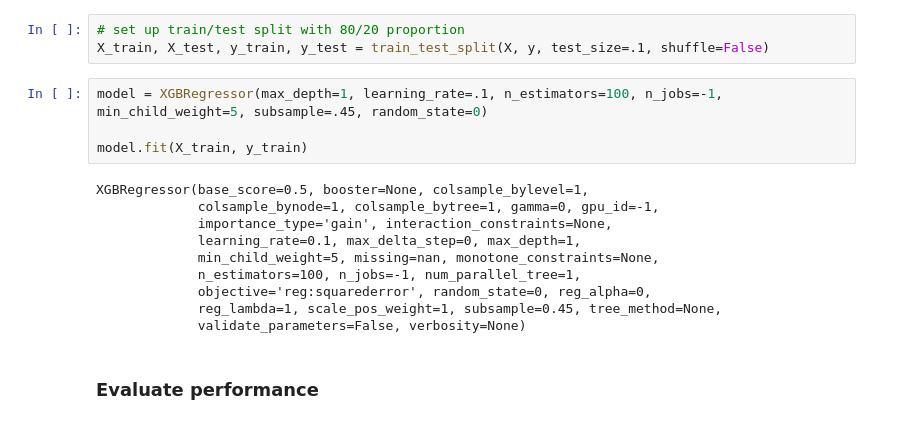
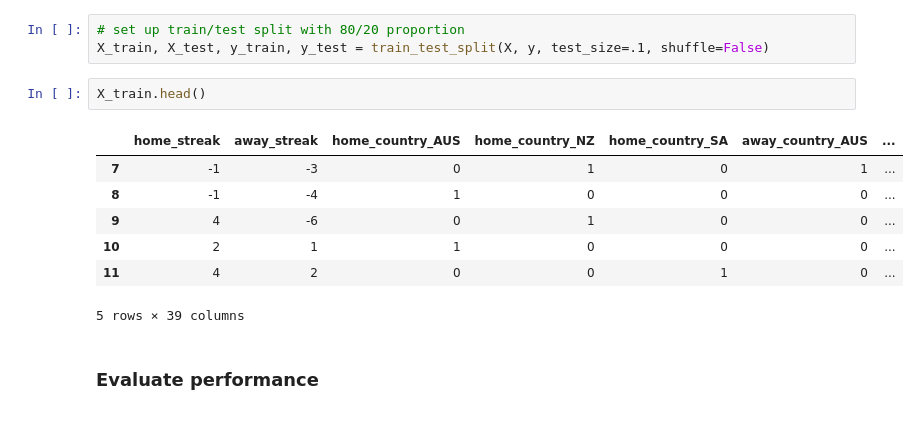
Before and after one commit to kieranbd/superrugby-predictor, a Jupyter notebook: 1_predictor.ipynb, the cells around one changed output. Saved outputs shown, nothing was run; the diff lists cells and outputs as text.

```diff
--- a/1_predictor.ipynb
+++ b/1_predictor.ipynb
@@ -191,19 +190,15 @@ X.shape
 # %%
 # set up train/test split with 80/20 proportion
 X_train, X_test, y_train, y_test = train_test_split(X, y, test_size=.1, shuffle=False)
-# %%
-model = XGBRegressor(max_depth=1, learning_rate=.1, n_estimators=100, n_jobs=-1, min_child_weight=5, subsample=.45, random_state=0)
-
-model.fit(X_train, y_train)
-# %% [output]
-XGBRegressor(base_score=0.5, booster=None, colsample_bylevel=1,
-             colsample_bynode=1, colsample_bytree=1, gamma=0, gpu_id=-1,
-             importance_type='gain', interaction_constraints=None,
-             learning_rate=0.1, max_delta_step=0, max_depth=1,
-             min_child_weight=5, missing=nan, monotone_constraints=None,
-             n_estimators=100, n_jobs=-1, num_parallel_tree=1,
-             objective='reg:squarederror', random_state=0, reg_alpha=0,
-             reg_lambda=1, scale_pos_weight=1, subsample=0.45, tree_method=None,
-             validate_parameters=False, verbosity=None)
+# %%
+X_train.head()
+# %% [output]
+|  | home_streak | away_streak | home_country_AUS | home_country_NZ | home_country_SA | away_country_AUS | ... |
+| 7 | -1 | -3 | 0 | 1 | 0 | 1 | ... |
+| 8 | -1 | -4 | 1 | 0 | 0 | 0 | ... |
+| 9 | 4 | -6 | 0 | 1 | 0 | 0 | ... |
+| 10 | 2 | 1 | 1 | 0 | 0 | 0 | ... |
+| 11 | 4 | 2 | 0 | 0 | 1 | 0 | ... |
+5 rows × 39 columns
 # %% [markdown]
 ### Evaluate performance
```
Also changed, not shown: parts of 5 cells of this notebook.
